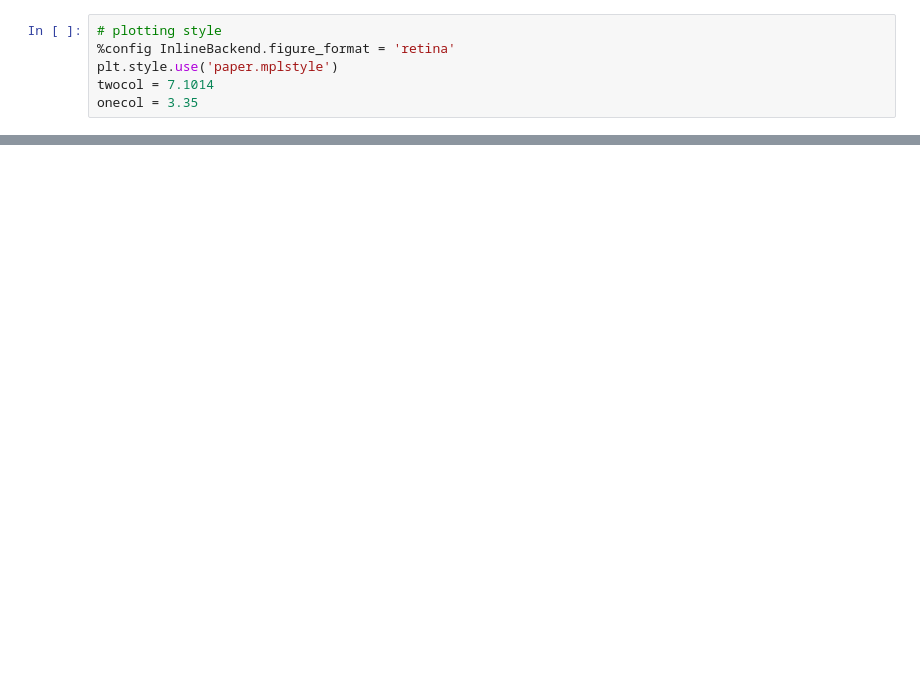
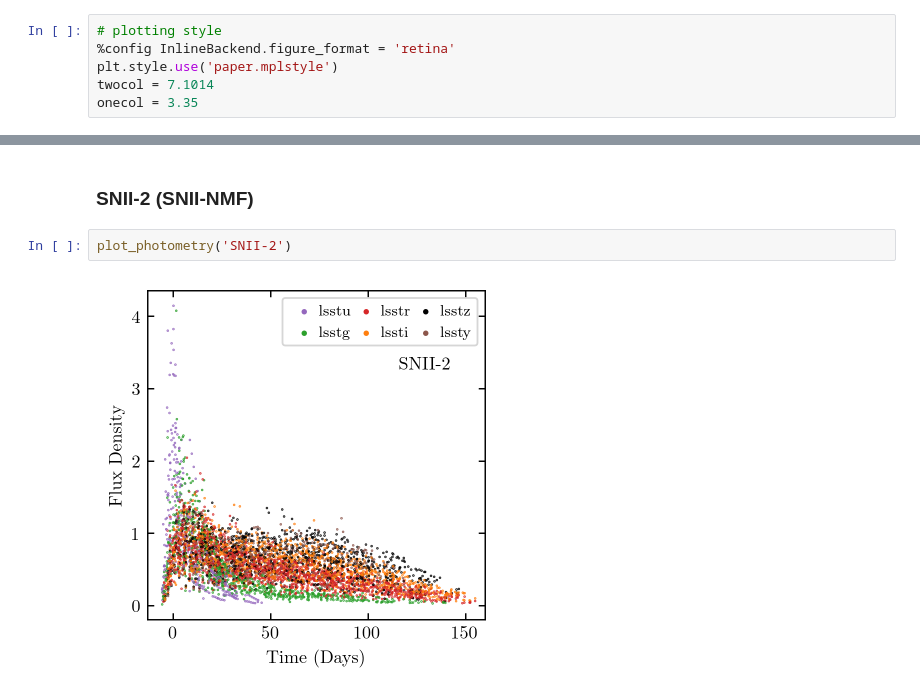
Before and after one commit to jfcrenshaw/sn_lightcurve_learning, a Jupyter notebook: basic_plasticc_learning.ipynb, the cells around one changed output, grey strips where cells are left out. Saved outputs shown, nothing was run; the diff lists cells and outputs as text; blank space fills up the shorter version.

```diff
--- a/basic_plasticc_learning.ipynb
+++ b/basic_plasticc_learning.ipynb
@@ -123,0 +186,6 @@ ax.set_ylim(0, 16)
+# %% [markdown]
+### SNII-2 (SNII-NMF)
+# %%
+plot_photometry('SNII-2')
+# %% [output]
+[figure, added]
```
Also changed, not shown: parts of 31 cells of this notebook, 1 other file.
